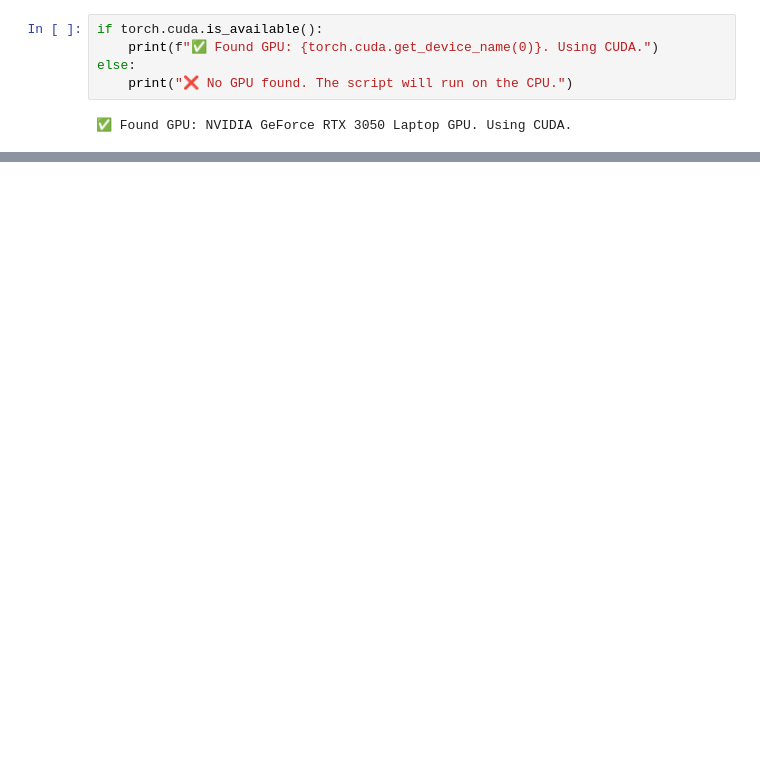
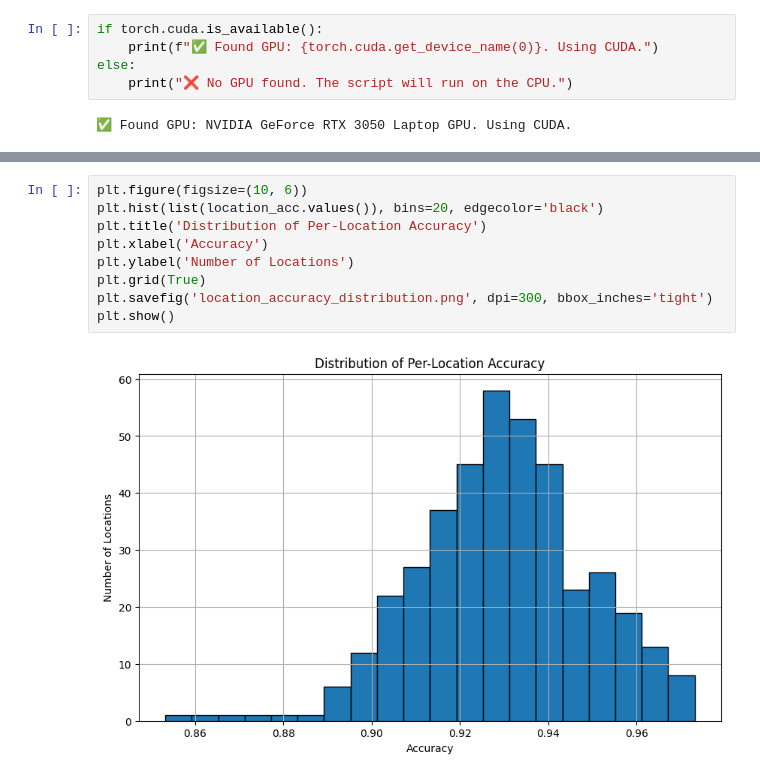
Before and after one commit to zeyadahmedhussein/Air-Quality-Prediction-Using-Quantum-Computing, a Jupyter notebook: lstm_model.ipynb, the cells around one changed output, grey strips where cells are left out. Saved outputs shown, nothing was run; the diff lists cells and outputs as text; blank space fills up the shorter version.

```diff
--- a/lstm_model.ipynb
+++ b/lstm_model.ipynb
@@ -374,0 +486,11 @@ Generating example predictions...
+# %%
+plt.figure(figsize=(10, 6))
+plt.hist(list(location_acc.values()), bins=20, edgecolor='black')
+plt.title('Distribution of Per-Location Accuracy')
+plt.xlabel('Accuracy')
+plt.ylabel('Number of Locations')
+plt.grid(True)
+plt.savefig('location_accuracy_distribution.png', dpi=300, bbox_inches='tight')
+plt.show()
+# %% [output]
+[figure, added]
```
Also changed, not shown: parts of 19 cells of this notebook, 1 other file.
